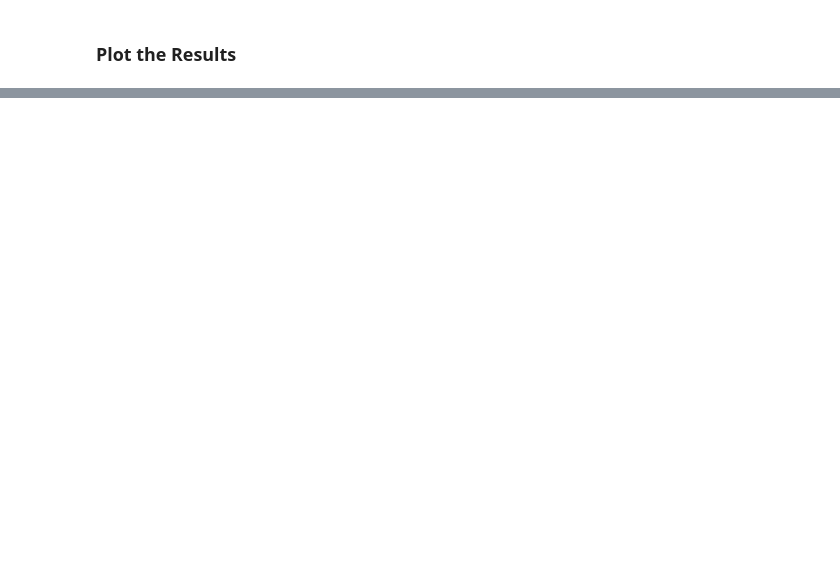
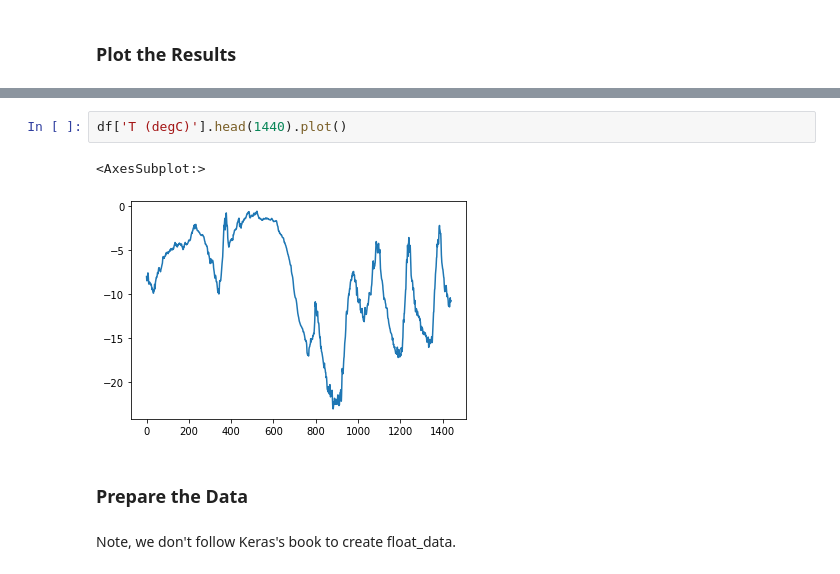
Before and after one commit to aiyuyun2015/tensor_flow, a Jupyter notebook: Python_Deep_Learning_RNN.ipynb, the cells around one changed output, grey strips where cells are left out. Drawn from its saved outputs; the diff is of its cells as text; blank space fills up the shorter version.

```diff
--- a/Python_Deep_Learning_RNN.ipynb
+++ b/Python_Deep_Learning_RNN.ipynb
@@ -147,0 +209,9 @@ s
+# %%
+df['T (degC)'].head(1440).plot()
+# %% [output]
+<AxesSubplot:>
+[figure, added]
+# %% [markdown]
+### Prepare the Data
+# %% [markdown]
+Note, we don't follow Keras's book to create float_data.
```
Also changed, not shown: parts of 26 cells of this notebook, 1 other file.
